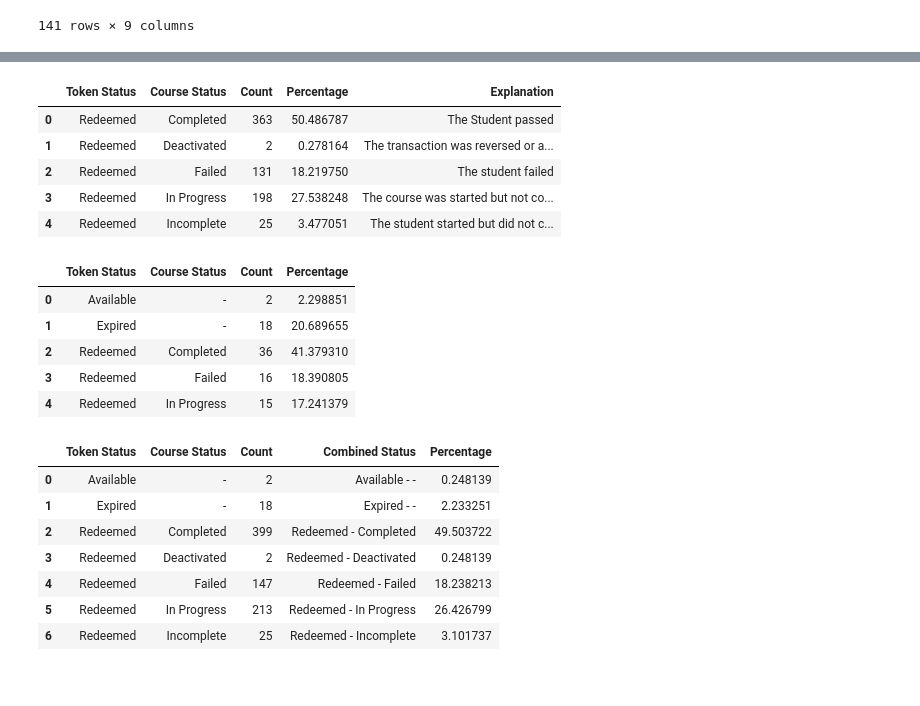
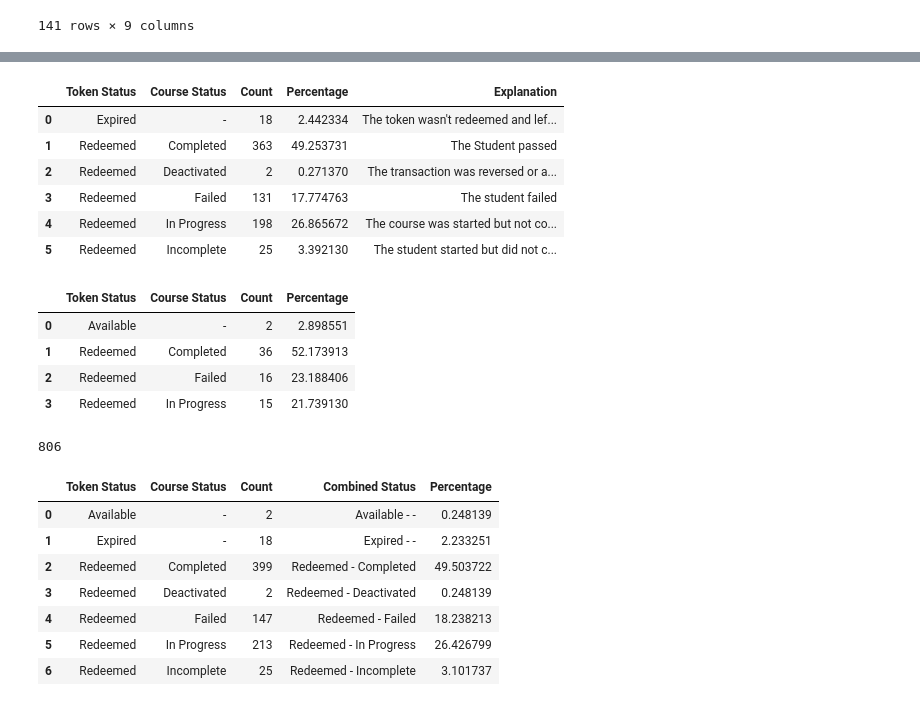
Before and after one commit to guevarch/Beautifuldata, a Jupyter notebook: analysis.ipynb, the cells around one changed output, grey strips where cells are left out. Saved outputs shown, nothing was run; the diff lists cells and outputs as text; code cells hidden in the pictures.

```diff
--- a/analysis.ipynb
+++ b/analysis.ipynb
@@ -18,9 +18,10 @@ df
 | 805 | QDYWF | Smart Serve Online Training Program | Redeemed | 2021-11-24 | Mona EL-Khodr | monakhodr@yahoo.com | Completed | ... |
 806 rows × 8 columns
 # %%
-# df['Token Expiry Date'] = pd.to_datetime(df['Token Expiry Date'])
-# start_date = pd.to_datetime('2023-01-01')
-# end_date = pd.to_datetime('2024-04-18')
+df['Token Expiry Date'] = pd.to_datetime(df['Token Expiry Date'])
+df['Token Expiry Date'] = pd.to_datetime(df['Token Expiry Date'])
+start_date = pd.to_datetime('2021-01-01')
+end_date = pd.to_datetime('2024-05-25')
 
-# df = df[(df['Token Expiry Date'] >= start_date) & (df['Token Expiry Date'] <= end_date)]
-# df
+df = df[df['Token Expiry Date'].between(start_date, end_date)]
+df.head(5)
@@ -29,6 +49,7 @@ df
 df['attempts'] = None
 df['Token Expiry Date'] = pd.to_datetime(df['Token Expiry Date'], errors='coerce')
 df['attempts'] = df.groupby('Redeemer Name')['Token Expiry Date'].rank(ascending=True).apply(lambda x: 1 if x == 1 else 2)
+df['attempts'] = df.apply(lambda row: 1 if row['Token Status'] == 'Expired' else row['attempts'], axis=1)
 # %%
 ## Check for duplicates if attempts are correcty assigned
 df_duplicates = df[df['Redeemer Name'].duplicated(keep=False)]
@@ -152,24 +165,33 @@ fig.show()
 At1
 # %% [output]
 |  | Token Status | Course Status | Count | Percentage | Explanation |
-| 0 | Redeemed | Completed | 363 | 50.486787 | The Student passed |
-| 1 | Redeemed | Deactivated | 2 | 0.278164 | The transaction was reversed or a... |
-| 2 | Redeemed | Failed | 131 | 18.219750 | The student failed |
-| 3 | Redeemed | In Progress | 198 | 27.538248 | The course was started but not co... |
-| 4 | Redeemed | Incomplete | 25 | 3.477051 | The student started but did not c... |
+| 0 | Expired | - | 18 | 2.442334 | The token wasn't redeemed and lef... |
+| 1 | Redeemed | Completed | 363 | 49.253731 | The Student passed |
+| 2 | Redeemed | Deactivated | 2 | 0.271370 | The transaction was reversed or a... |
+| 3 | Redeemed | Failed | 131 | 17.774763 | The student failed |
+| 4 | Redeemed | In Progress | 198 | 26.865672 | The course was started but not co... |
+| 5 | Redeemed | Incomplete | 25 | 3.392130 | The student started but did not c... |
 # %%
-# ATT 2
+# # ATT 2
 At2 = df[df['attempts'] == 2]
 At2 = At2.groupby(['Token Status', 'Course Status']).size().reset_index(name='Count')
 At2['Percentage'] = (At2['Count'] / At2['Count'].sum()) * 100
+import plotly.graph_objects as go
+
+labels = At2['Token Status'] + ' - ' + At2['Course Status']
+values = At2['Count']
+
+fig = go.Figure(data=[go.Pie(labels=labels, values=values)])
+fig.update_layout(title="Distribution of Token Status and Course Status for Attempts 2")
+fig.show()
+
 At2
 # %% [output]
 |  | Token Status | Course Status | Count | Percentage |
-| 0 | Available | - | 2 | 2.298851 |
-| 1 | Expired | - | 18 | 20.689655 |
-| 2 | Redeemed | Completed | 36 | 41.379310 |
-| 3 | Redeemed | Failed | 16 | 18.390805 |
-| 4 | Redeemed | In Progress | 15 | 17.241379 |
+| 0 | Available | - | 2 | 2.898551 |
+| 1 | Redeemed | Completed | 36 | 52.173913 |
+| 2 | Redeemed | Failed | 16 | 23.188406 |
+| 3 | Redeemed | In Progress | 15 | 21.739130 |
 # %%
 # Total Attempts 1 and 2
 grouped_df = df.groupby(['Token Status', 'Course Status']).size().reset_index(name='Count')
@@ -181,7 +203,11 @@ fig = px.pie(grouped_df, values='Count', names='Combined Status', title='Combine
 fig.show()
 
 grouped_df
+count_sum = grouped_df['Count'].sum()
+print(count_sum)
+grouped_df
 # %% [output]
+806
 |  | Token Status | Course Status | Count | Combined Status | Percentage |
 | 0 | Available | - | 2 | Available - - | 0.248139 |
 | 1 | Expired | - | 18 | Expired - - | 2.233251 |
```
Also changed, not shown: parts of 9 cells of this notebook, 2 other files.
